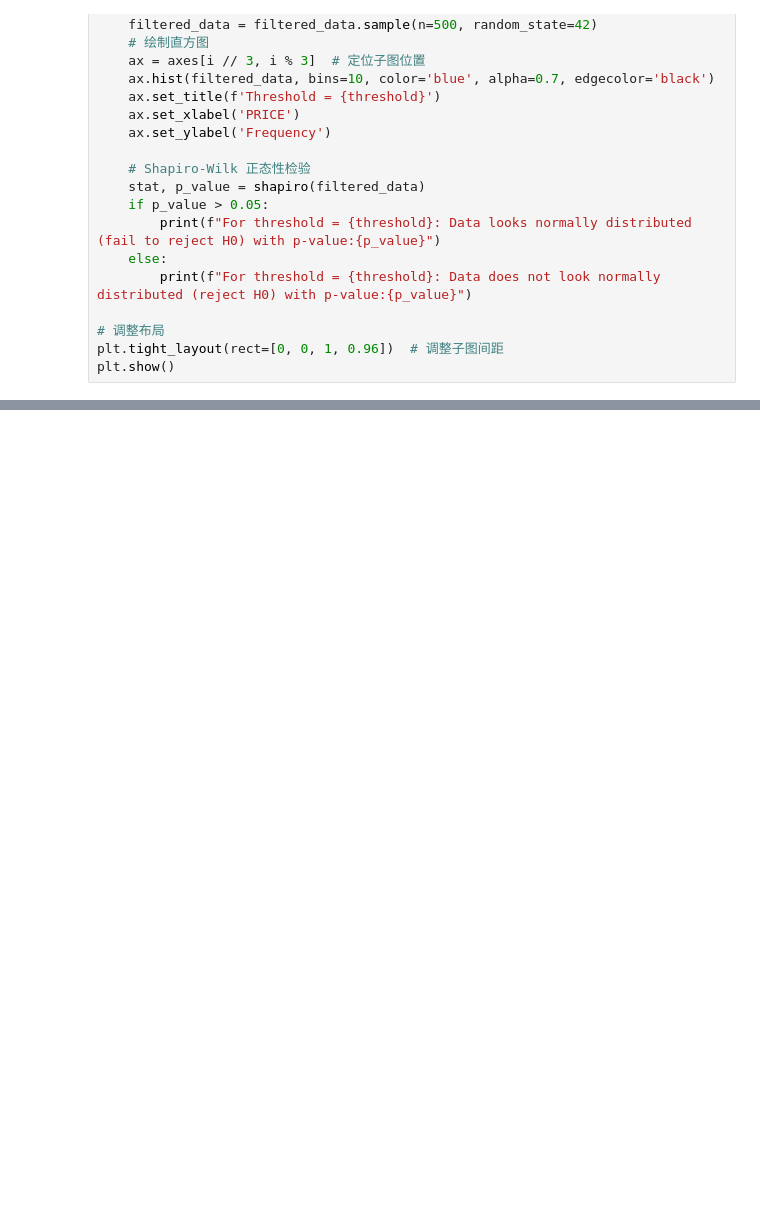
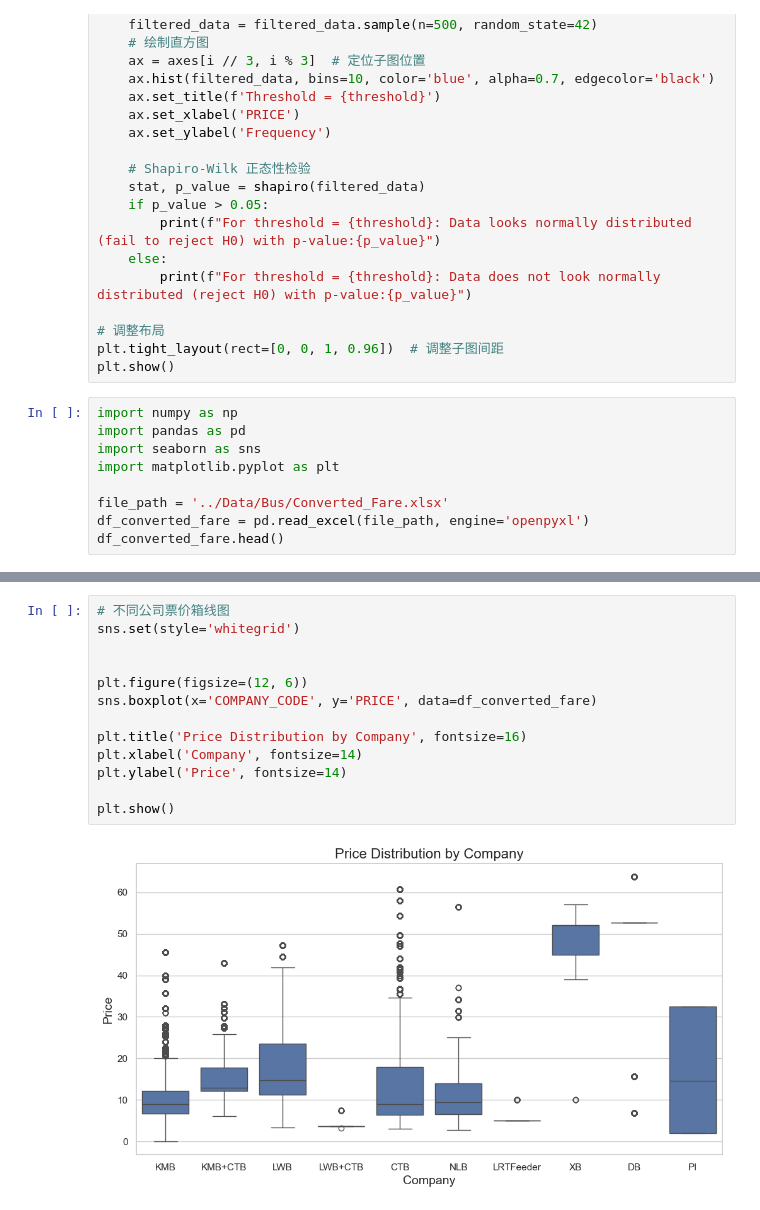
Before and after one commit to feiyiLB/comp3522, a Jupyter notebook: Notebooks/EDA_LB.ipynb, the cells around one changed output, grey strips where cells are left out. Drawn from its saved outputs; the diff is of its cells as text; blank space fills up the shorter version.

```diff
--- a/Notebooks/EDA_LB.ipynb
+++ b/Notebooks/EDA_LB.ipynb
@@ -58,3 +60,12 @@ for i, threshold in enumerate(thresholds):
 # 调整布局
 plt.tight_layout(rect=[0, 0, 1, 0.96])  # 调整子图间距
 plt.show()
+# %%
+import numpy as np
+import pandas as pd
+import seaborn as sns
+import matplotlib.pyplot as plt
+
+file_path = '../Data/Bus/Converted_Fare.xlsx'
+df_converted_fare = pd.read_excel(file_path, engine='openpyxl')
+df_converted_fare.head()
@@ -60,0 +103,15 @@ plt.show()
+# %%
+# 不同公司票价箱线图
+sns.set(style='whitegrid')
+
+
+plt.figure(figsize=(12, 6))
+sns.boxplot(x='COMPANY_CODE', y='PRICE', data=df_converted_fare)
+
+plt.title('Price Distribution by Company', fontsize=16)
+plt.xlabel('Company', fontsize=14)
+plt.ylabel('Price', fontsize=14)
+
+plt.show()
+# %% [output]
+[figure, added]
```
Also changed, not shown: parts of 16 cells of this notebook, 6 other files.
